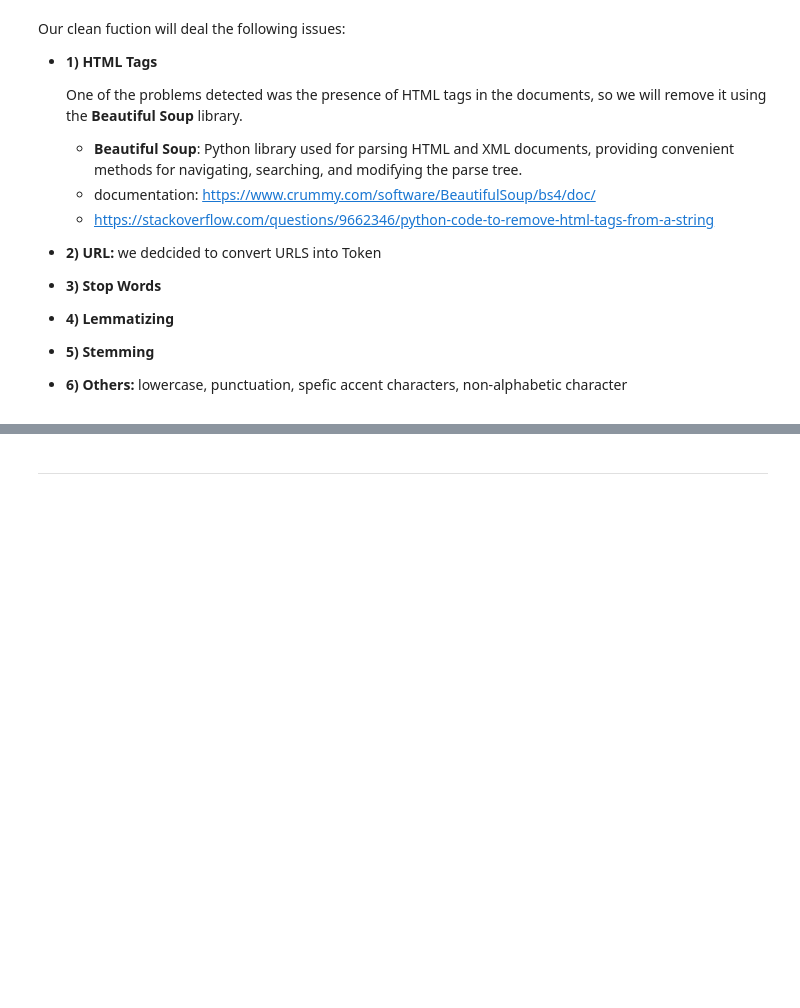
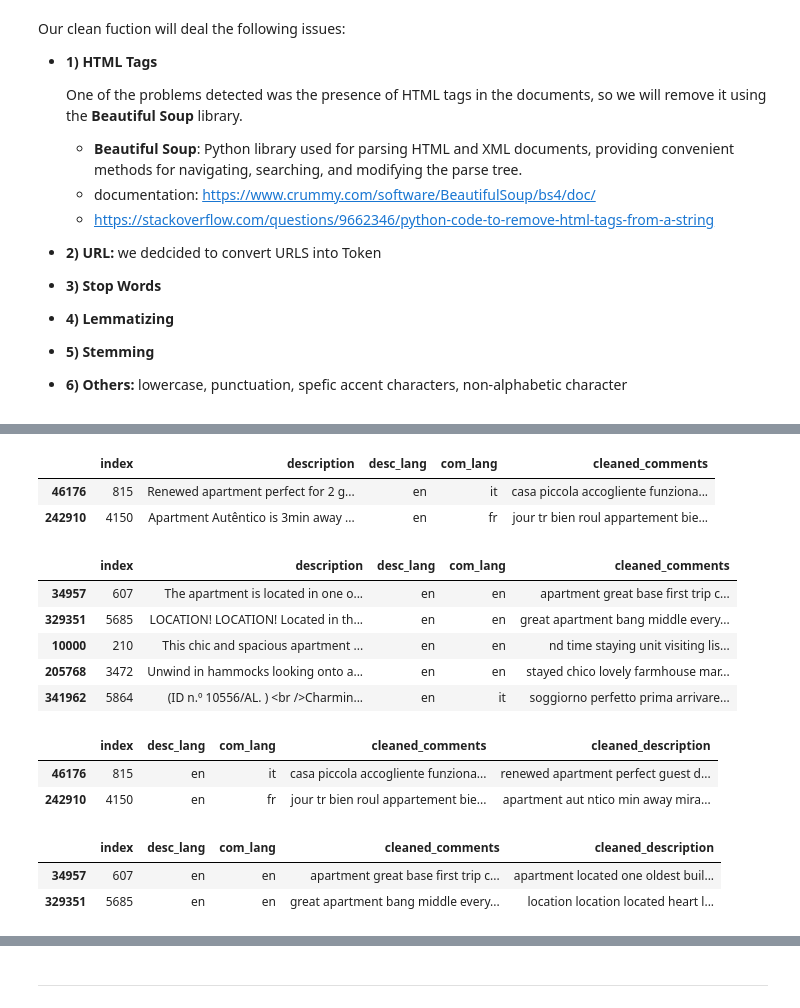
Before and after one commit to sofiacper/TM_Project, a Jupyter notebook: Project.ipynb, the cells around one changed output, grey strips where cells are left out. Cells and saved outputs as stored; diff of their text form; code cells hidden in the pictures; blank space fills up the shorter version.

```diff
--- a/Project.ipynb
+++ b/Project.ipynb
@@ -1791,8 +1463,0 @@ Name: comments, dtype: object
-# %%
-testings_2 = drop_tiny_comms(airbnb_train_reviews, 'comments')
-
- # shows full widht of column, text is aligned to right
-pd.set_option('display.max_colwidth', None)
-
-# airbnb_df_train_reviews
-testings_2['comments'][20:40]
@@ -1843,8 +1463,0 @@ cleaned_ab_comm_train = update_df(airbnb_train_reviews, 'comments', ab_comm_trai
-# %%
-testings_3 = drop_tiny_comms(cleaned_ab_comm_train, 'comments')
-
- # shows full widht of column, text is aligned to right
-pd.set_option('display.max_colwidth', None)
-
-# airbnb_df_train_reviews
-testings_3['comments'][20:40]
@@ -1876,0 +1566,27 @@ And we will need to repeat this for `df_rtu_train` & `df_rtu_val` ?
+# %%
+#COMMENTS
+#train
+x_train_cleaned_com = clean_column(X_train, "comments", "com_lang", lang_dict, lemmatize=True, stemmer=False)
+#validation
+x_val_cleaned_com = clean_column(X_val, "comments", "com_lang", lang_dict, lemmatize=True, stemmer=False)
+# %%
+#Add the new column with clean text and revome the old
+X_train['cleaned_comments'] = X_train.index.map(x_train_cleaned_com.get)
+X_val['cleaned_comments'] = X_val.index.map(x_val_cleaned_com.get)
+X_train = X_train.drop(columns=['comments'])
+X_val= X_val.drop(columns=['comments'])
+# %%
+X_train.head(2)
+# %% [output]
+|  | index | description | desc_lang | com_lang | cleaned_comments |
+| 46176 | 815 | Renewed apartment perfect for 2 g... | en | it | casa piccola accogliente funziona... |
+| 242910 | 4150 | Apartment Autêntico is 3min away ... | en | fr | jour tr bien roul appartement bie... |
+# %%
+X_val.head()
+# %% [output]
+|  | index | description | desc_lang | com_lang | cleaned_comments |
+| 34957 | 607 | The apartment is located in one o... | en | en | apartment great base first trip c... |
+| 329351 | 5685 | LOCATION! LOCATION! Located in th... | en | en | great apartment bang middle every... |
+| 10000 | 210 | This chic and spacious apartment ... | en | en | nd time staying unit visiting lis... |
+| 205768 | 3472 | Unwind in hammocks looking onto a... | en | en | stayed chico lovely farmhouse mar... |
+| 341962 | 5864 | (ID n.º 10556/AL. ) <br />Charmin... | en | it | soggiorno perfetto prima arrivare... |
@@ -1876,0 +1605,12 @@ And we will need to repeat this for `df_rtu_train` & `df_rtu_val` ?
+# %%
+X_train.head(2)
+# %% [output]
+|  | index | desc_lang | com_lang | cleaned_comments | cleaned_description |
+| 46176 | 815 | en | it | casa piccola accogliente funziona... | renewed apartment perfect guest d... |
+| 242910 | 4150 | en | fr | jour tr bien roul appartement bie... | apartment aut ntico min away mira... |
+# %%
+X_val.head(2)
+# %% [output]
+|  | index | desc_lang | com_lang | cleaned_comments | cleaned_description |
+| 34957 | 607 | en | en | apartment great base first trip c... | apartment located one oldest buil... |
+| 329351 | 5685 | en | en | great apartment bang middle every... | location location located heart l... |
```
Also changed, not shown: parts of 84 cells of this notebook, 1 other file.
